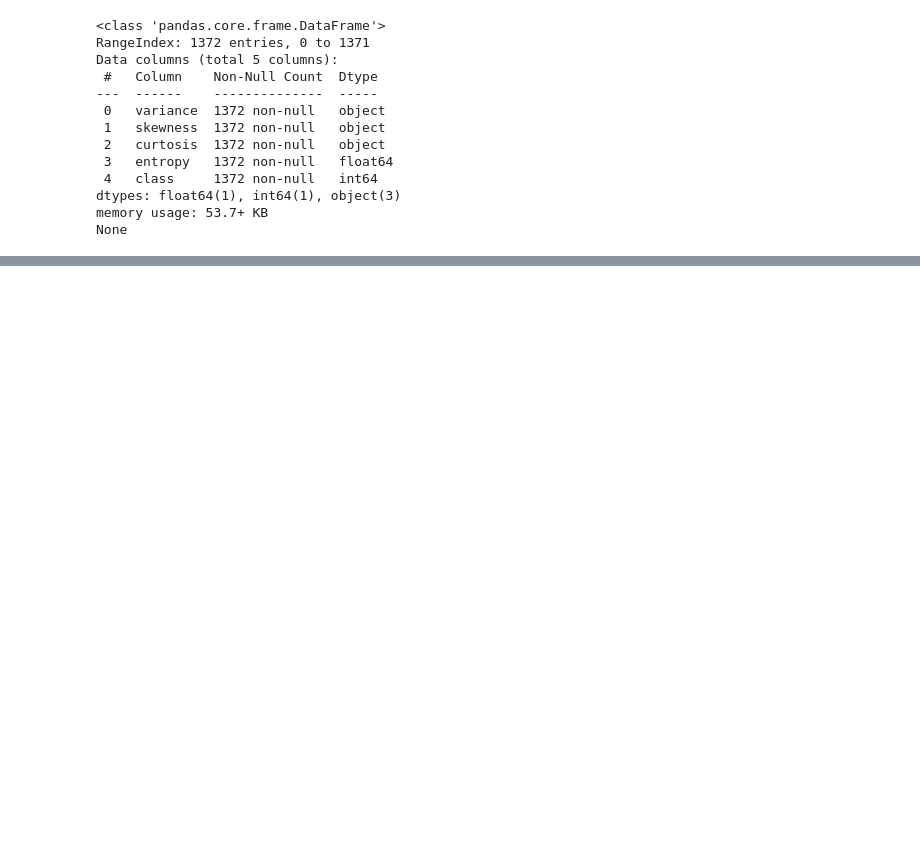
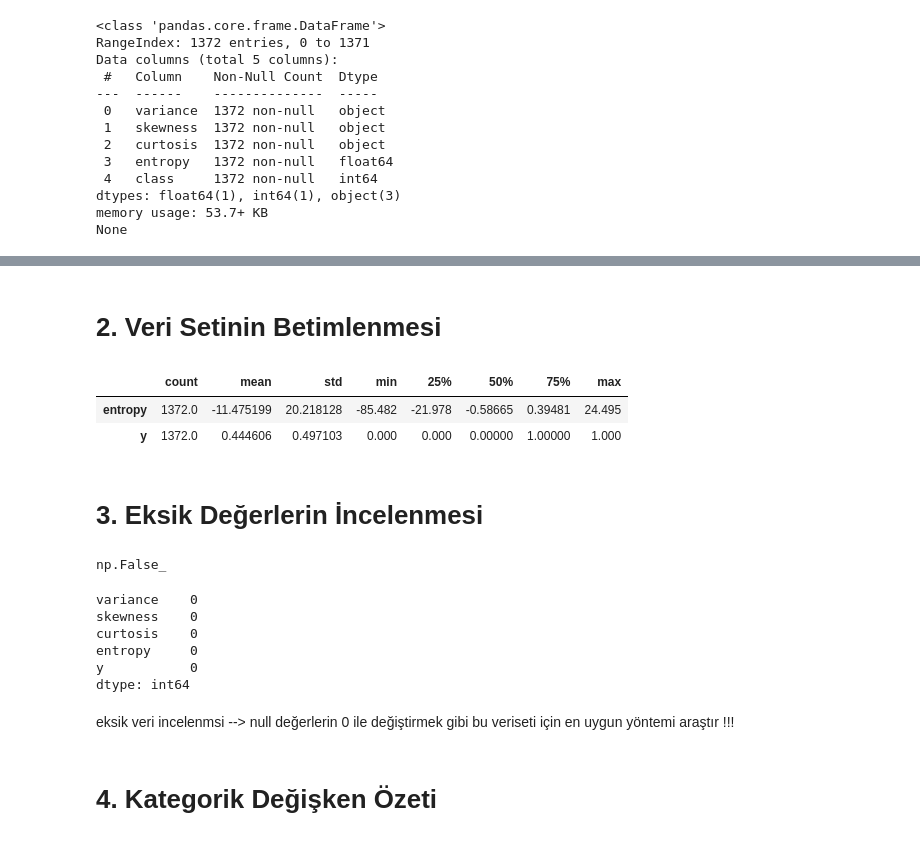
Before and after one commit to mfasahin/banknot_authentication, a Jupyter notebook: data_banknote.ipynb, the cells around one changed output, grey strips where cells are left out. Saved outputs shown, nothing was run; the diff lists cells and outputs as text; code cells hidden in the pictures; blank space fills up the shorter version.

```diff
--- a/data_banknote.ipynb
+++ b/data_banknote.ipynb
@@ -52,0 +76,28 @@ print(df.info())
+# %% [markdown]
+# 2. Veri Setinin Betimlenmesi
+# %%
+df.describe().T # eksik gözlemleri göz ardı eder ve kategorik değişkenleri görmezden gelir
+# %% [output]
+|  | count | mean | std | min | 25% | 50% | 75% | max |
+| entropy | 1372.0 | -11.475199 | 20.218128 | -85.482 | -21.978 | -0.58665 | 0.39481 | 24.495 |
+| y | 1372.0 | 0.444606 | 0.497103 | 0.000 | 0.000 | 0.00000 | 1.00000 | 1.000 |
+# %% [markdown]
+# 3. Eksik Değerlerin İncelenmesi
+# %%
+df.isnull().values.any()
+# %% [output]
+np.False_
+# %%
+df.isnull().sum()
+# %% [output]
+variance    0
+skewness    0
+curtosis    0
+entropy     0
+y           0
+dtype: int64
+# %% [markdown]
+eksik veri incelenmsi --> null değerlerin 0 ile değiştirmek gibi
+bu veriseti için en uygun yöntemi araştır !!!
+# %% [markdown]
+# 4. Kategorik Değişken Özeti
```
Also changed, not shown: parts of 23 cells of this notebook.
